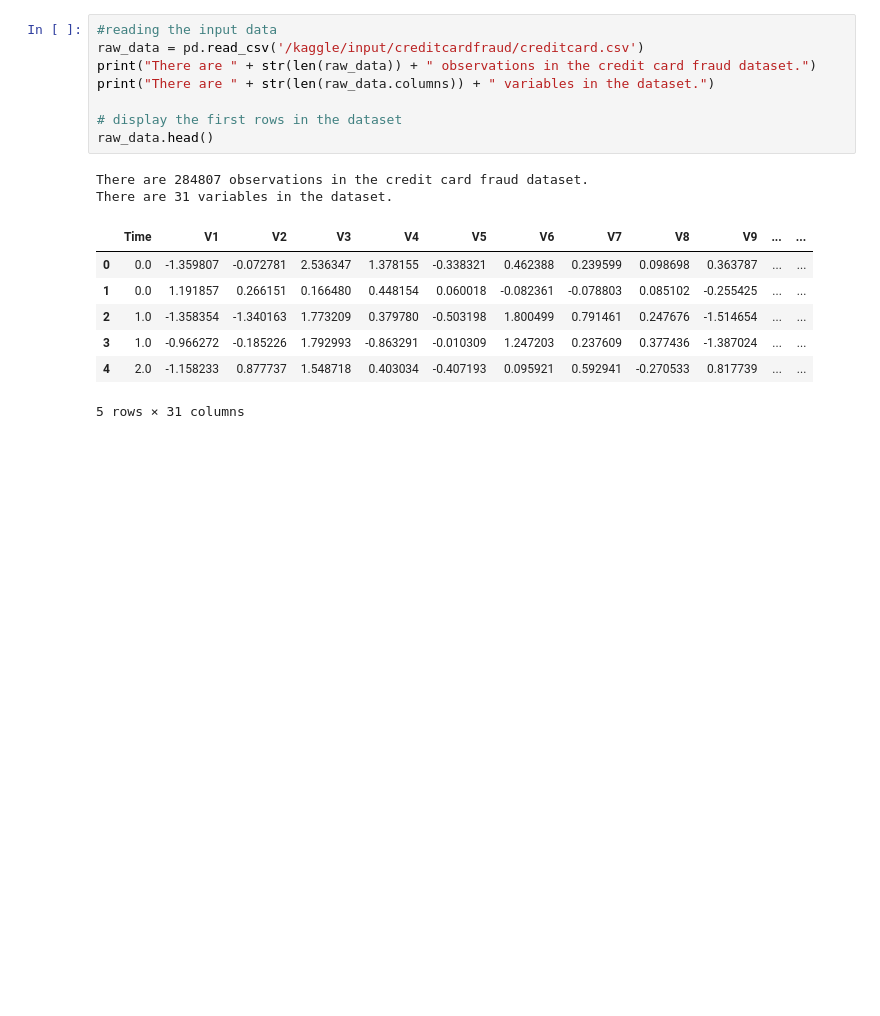
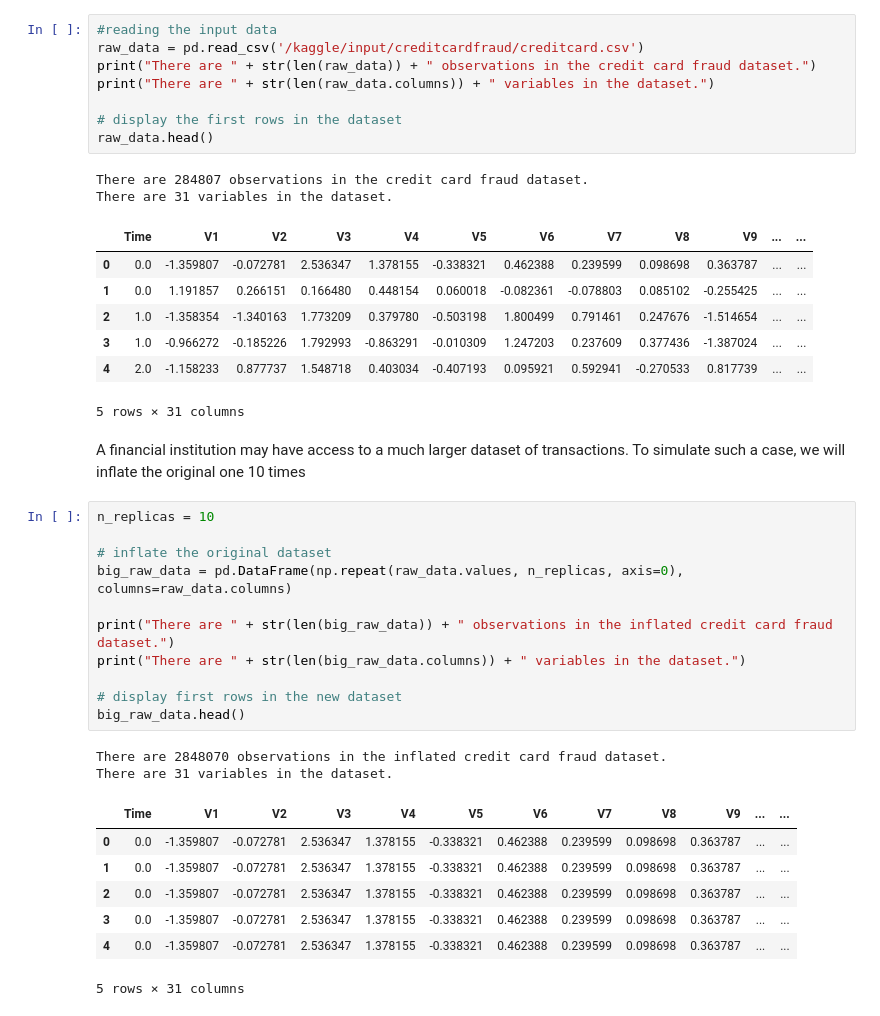
Before and after one commit to saru254/Credit-Fraud-Detection-using-scikit-learn-and-snap-ML-, a Jupyter notebook: credit-card-fraud-detection-scikit-learn-snap-ml.ipynb, the cells around one changed output. Saved outputs shown, nothing was run; the diff lists cells and outputs as text; blank space fills up the shorter version.

```diff
--- a/credit-card-fraud-detection-scikit-learn-snap-ml.ipynb
+++ b/credit-card-fraud-detection-scikit-learn-snap-ml.ipynb
@@ -44,3 +44,26 @@ There are 31 variables in the dataset.
 | 3 | 1.0 | -0.966272 | -0.185226 | 1.792993 | -0.863291 | -0.010309 | 1.247203 | 0.237609 | 0.377436 | -1.387024 | ... | ... |
 | 4 | 2.0 | -1.158233 | 0.877737 | 1.548718 | 0.403034 | -0.407193 | 0.095921 | 0.592941 | -0.270533 | 0.817739 | ... | ... |
 5 rows × 31 columns
+# %% [markdown]
+A financial institution may have access to a much larger dataset of transactions. To simulate such a case, we will inflate the original one 10 times
+# %%
+n_replicas = 10
+
+# inflate the original dataset
+big_raw_data = pd.DataFrame(np.repeat(raw_data.values, n_replicas, axis=0), columns=raw_data.columns)
+
+print("There are " + str(len(big_raw_data)) + " observations in the inflated credit card fraud dataset.")
+print("There are " + str(len(big_raw_data.columns)) + " variables in the dataset.")
+
+# display first rows in the new dataset
+big_raw_data.head()
+# %% [output]
+There are 2848070 observations in the inflated credit card fraud dataset.
+There are 31 variables in the dataset.
+|  | Time | V1 | V2 | V3 | V4 | V5 | V6 | V7 | V8 | V9 | ... | ... |
+| 0 | 0.0 | -1.359807 | -0.072781 | 2.536347 | 1.378155 | -0.338321 | 0.462388 | 0.239599 | 0.098698 | 0.363787 | ... | ... |
+| 1 | 0.0 | -1.359807 | -0.072781 | 2.536347 | 1.378155 | -0.338321 | 0.462388 | 0.239599 | 0.098698 | 0.363787 | ... | ... |
+| 2 | 0.0 | -1.359807 | -0.072781 | 2.536347 | 1.378155 | -0.338321 | 0.462388 | 0.239599 | 0.098698 | 0.363787 | ... | ... |
+| 3 | 0.0 | -1.359807 | -0.072781 | 2.536347 | 1.378155 | -0.338321 | 0.462388 | 0.239599 | 0.098698 | 0.363787 | ... | ... |
+| 4 | 0.0 | -1.359807 | -0.072781 | 2.536347 | 1.378155 | -0.338321 | 0.462388 | 0.239599 | 0.098698 | 0.363787 | ... | ... |
+5 rows × 31 columns
```
Also changed, not shown: parts of 3 cells of this notebook.
